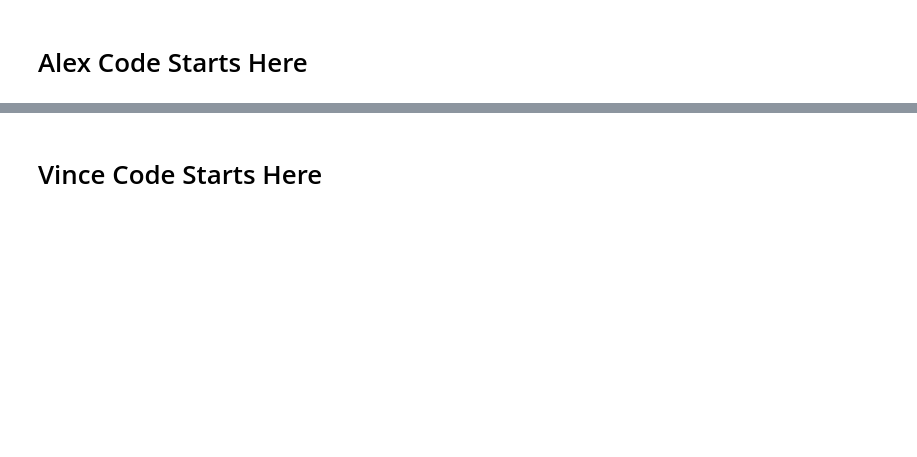
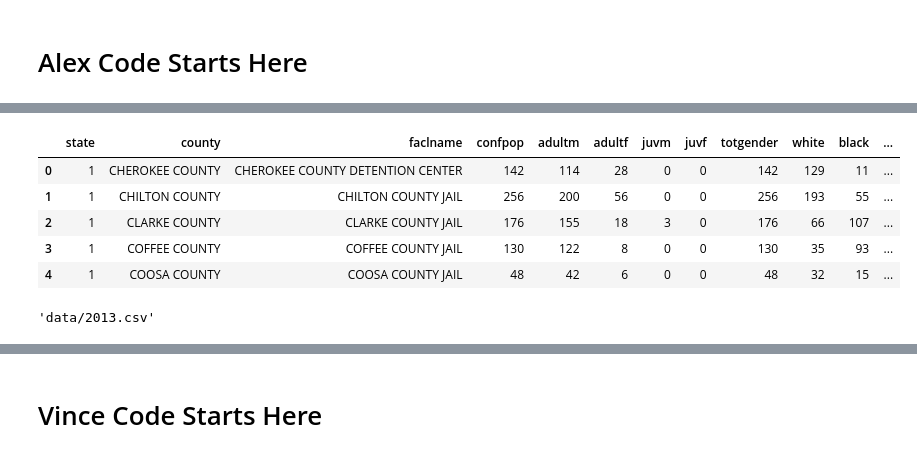
Before and after one commit to Wynndom111/Group-4-Project-2, a Jupyter notebook: Data Cleaning.ipynb, the cells around one changed output, grey strips where cells are left out. Cells and saved outputs as stored; diff of their text form; code cells hidden in the pictures; blank space fills up the shorter version.

```diff
--- a/Data Cleaning.ipynb
+++ b/Data Cleaning.ipynb
@@ -27,0 +93,9 @@ data8.head()
+# %%
+data2012.head()
+# %% [output]
+|  | state | county | faclname | confpop | adultm | adultf | juvm | juvf | totgender | white | black | ... |
+| 0 | 1 | CHEROKEE COUNTY | CHEROKEE COUNTY DETENTION CENTER | 142 | 114 | 28 | 0 | 0 | 142 | 129 | 11 | ... |
+| 1 | 1 | CHILTON COUNTY | CHILTON COUNTY JAIL | 256 | 200 | 56 | 0 | 0 | 256 | 193 | 55 | ... |
+| 2 | 1 | CLARKE COUNTY | CLARKE COUNTY JAIL | 176 | 155 | 18 | 3 | 0 | 176 | 66 | 107 | ... |
+| 3 | 1 | COFFEE COUNTY | COFFEE COUNTY JAIL | 130 | 122 | 8 | 0 | 0 | 130 | 35 | 93 | ... |
+| 4 | 1 | COOSA COUNTY | COOSA COUNTY JAIL | 48 | 42 | 6 | 0 | 0 | 48 | 32 | 15 | ... |
@@ -27,0 +104,4 @@ data8.head()
+# %%
+data13_csv
+# %% [output]
+'data/2013.csv'
```
Also changed, not shown: parts of 30 cells of this notebook, 1 other file.
